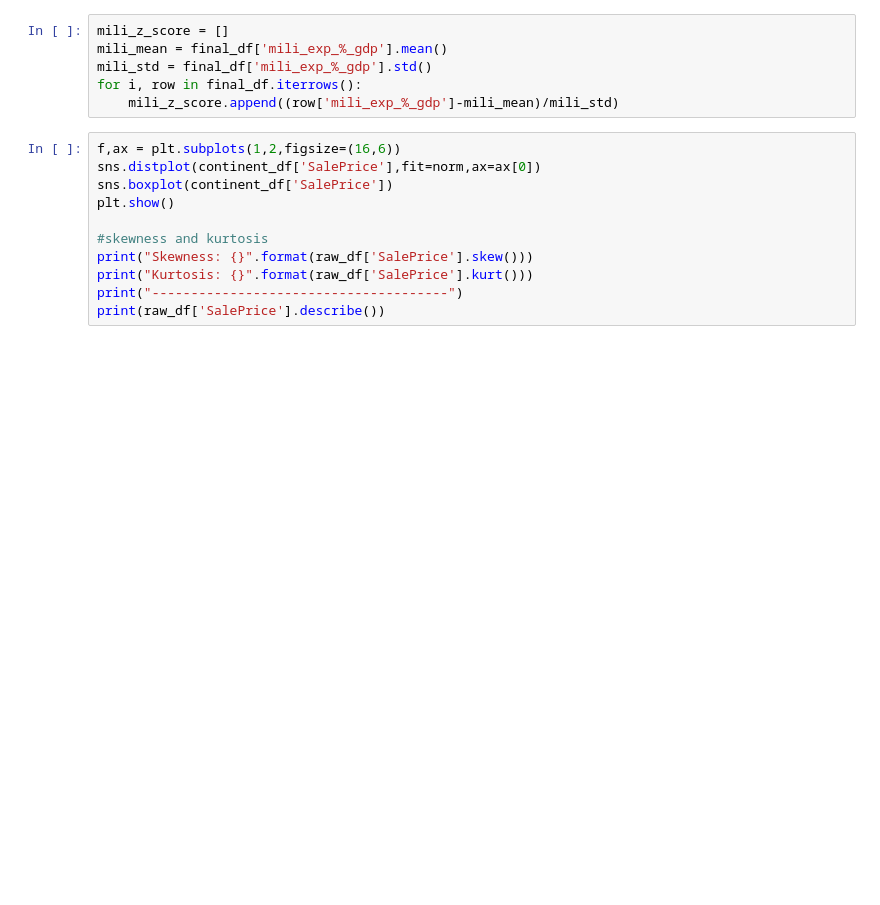
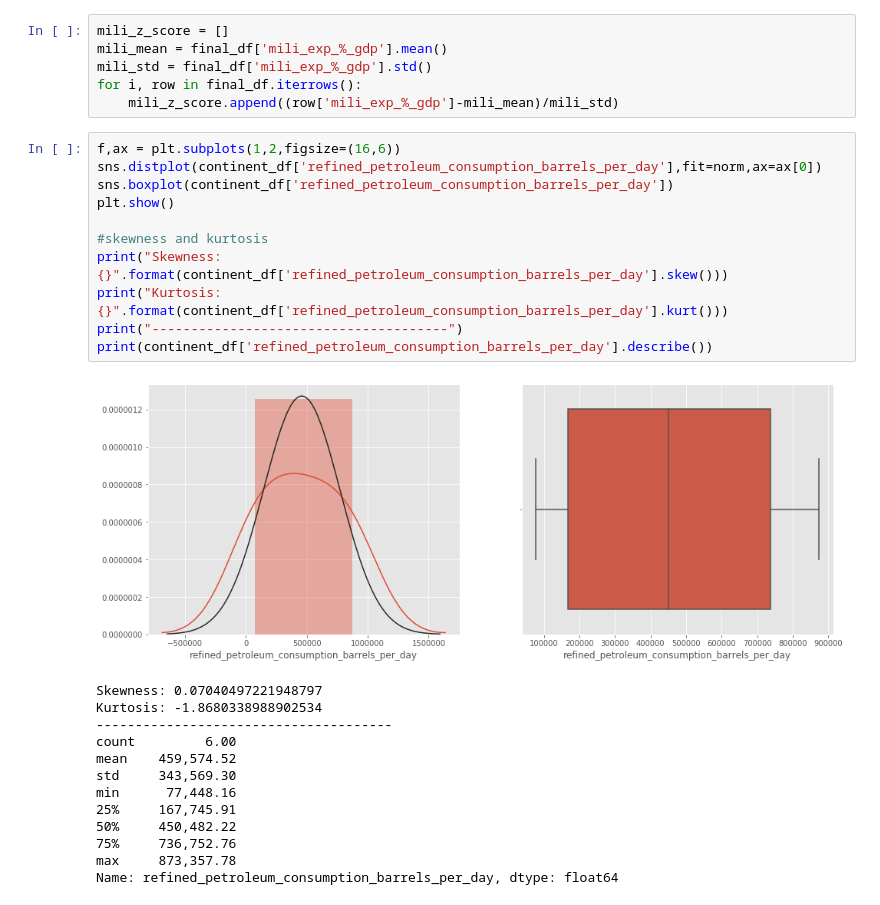
Before and after one commit to Silkways/CIA-Project, a Jupyter notebook: Laura's notebook.ipynb, the cells around one changed output. Saved outputs shown, nothing was run; the diff lists cells and outputs as text; blank space fills up the shorter version.

```diff
--- a/Laura's notebook.ipynb
+++ b/Laura's notebook.ipynb
@@ -520,12 +545,26 @@ for i, row in final_df.iterrows():
     mili_z_score.append((row['mili_exp_%_gdp']-mili_mean)/mili_std)
 # %%
 f,ax = plt.subplots(1,2,figsize=(16,6))
-sns.distplot(continent_df['SalePrice'],fit=norm,ax=ax[0])
-sns.boxplot(continent_df['SalePrice'])
+sns.distplot(continent_df['refined_petroleum_consumption_barrels_per_day'],fit=norm,ax=ax[0])
+sns.boxplot(continent_df['refined_petroleum_consumption_barrels_per_day'])
 plt.show()
 
 #skewness and kurtosis
-print("Skewness: {}".format(raw_df['SalePrice'].skew()))
-print("Kurtosis: {}".format(raw_df['SalePrice'].kurt()))
+print("Skewness: {}".format(continent_df['refined_petroleum_consumption_barrels_per_day'].skew()))
+print("Kurtosis: {}".format(continent_df['refined_petroleum_consumption_barrels_per_day'].kurt()))
 print("--------------------------------------")
-print(raw_df['SalePrice'].describe())
+print(continent_df['refined_petroleum_consumption_barrels_per_day'].describe())
+# %% [output]
+[figure, added]
+Skewness: 0.07040497221948797
+Kurtosis: -1.8680338988902534
+--------------------------------------
+count         6.00
+mean    459,574.52
+std     343,569.30
+min      77,448.16
+25%     167,745.91
+50%     450,482.22
+75%     736,752.76
+max     873,357.78
+Name: refined_petroleum_consumption_barrels_per_day, dtype: float64
```
Also changed, not shown: parts of 5 cells of this notebook.
